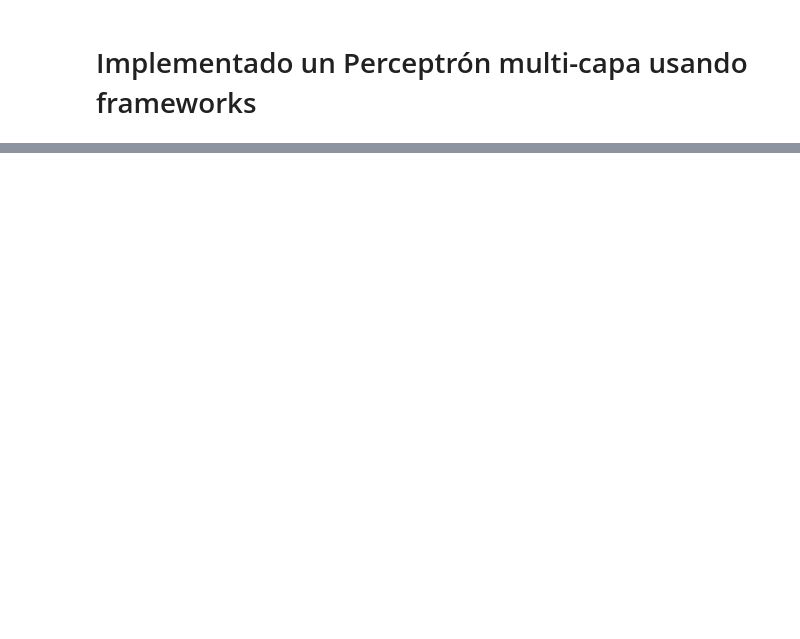
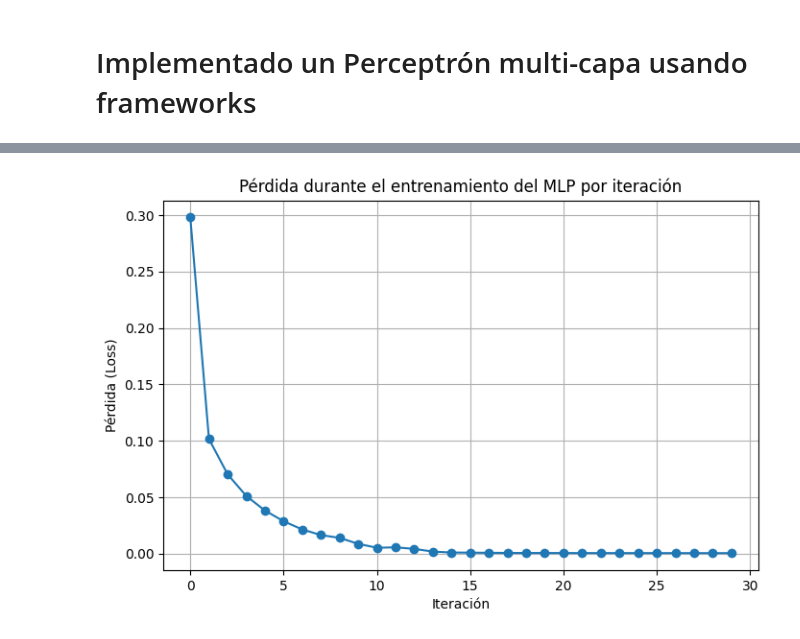
Before and after one commit to jeffersonrodriguezc/deep-learning-en-3-semanas, a Jupyter notebook: semana_1/notebooks/Nb_1b_Implementando_un_Percentron_Multiplicapa_MLP_usando_frameworks.ipynb, the cells around one changed output, grey strips where cells are left out. Saved outputs shown, nothing was run; the diff lists cells and outputs as text; code cells hidden in the pictures; blank space fills up the shorter version.

```diff
--- a/semana_1/notebooks/Nb_1b_Implementando_un_Percentron_Multiplicapa_MLP_usando_frameworks.ipynb
+++ b/semana_1/notebooks/Nb_1b_Implementando_un_Percentron_Multiplicapa_MLP_usando_frameworks.ipynb
@@ -53,0 +198,10 @@ plot_weights_history(mlp.pesos_historia_capa_oculta, mlp.pesos_historia_capa_sal
+# %%
+# Normalización
+X = X / 255.
+# %%
+# usar train test split para dividir los datos X y y
+X_train, X_test, y_train, y_test = train_test_split(X, y,
+                                                    test_size=0.30,  random_state=42)
+
+print('Dimensión X_train: {}'.format(X_train.shape))
+print('Dimensión X_test: {}'.format(X_test.shape))
@@ -53,0 +215,9 @@ plot_weights_history(mlp.pesos_historia_capa_oculta, mlp.pesos_historia_capa_sal
+# %%
+mlp = MLPClassifier(hidden_layer_sizes=(225, 100), activation = 'relu',
+                    max_iter=30, alpha=1e-4,
+                    solver='sgd', verbose=10, random_state=1,
+                    learning_rate = 'adaptive',
+                    learning_rate_init = 0.1,
+                    early_stopping=False, validation_fraction=0.2)
+
+mlp
@@ -53,0 +228,3 @@ plot_weights_history(mlp.pesos_historia_capa_oculta, mlp.pesos_historia_capa_sal
+# %%
+# Entrenar el clasificador MLP en los datos de entrenamiento
+mlp.fit(X_train, y_train)
@@ -53,0 +252,5 @@ plot_weights_history(mlp.pesos_historia_capa_oculta, mlp.pesos_historia_capa_sal
+# %%
+# imprimir la curva de evolución de la pérdida
+plot_curva_aprendizaje(mlp)
+# %% [output]
+[figure, added]
```
Also changed, not shown: parts of 34 cells of this notebook.
